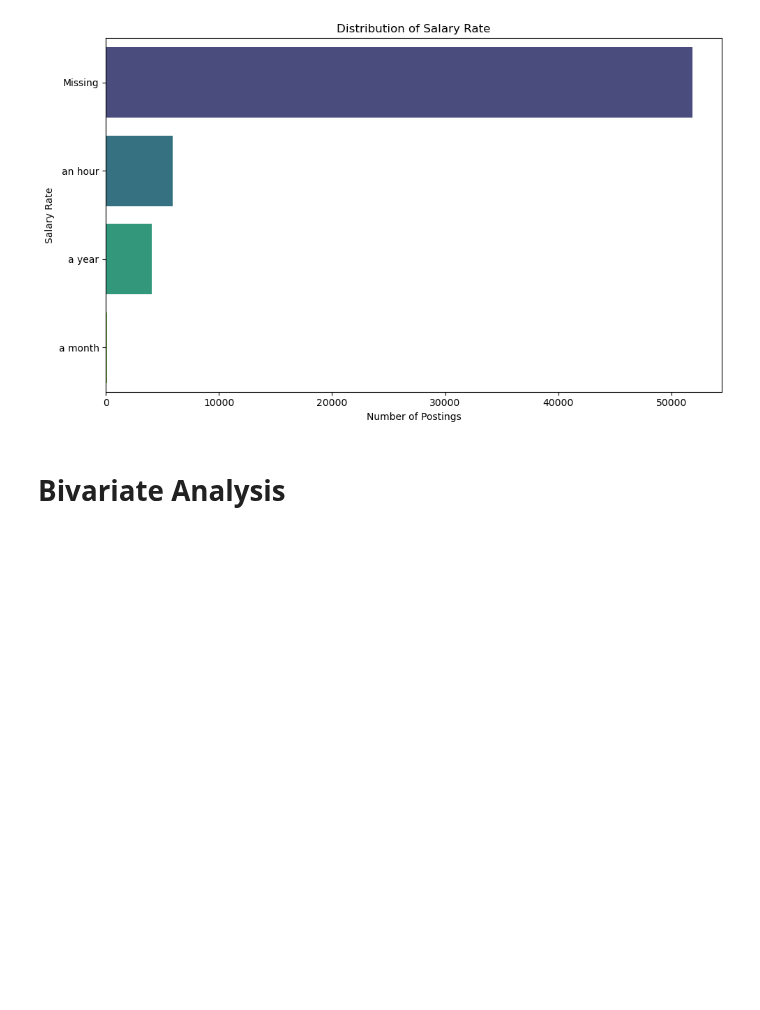
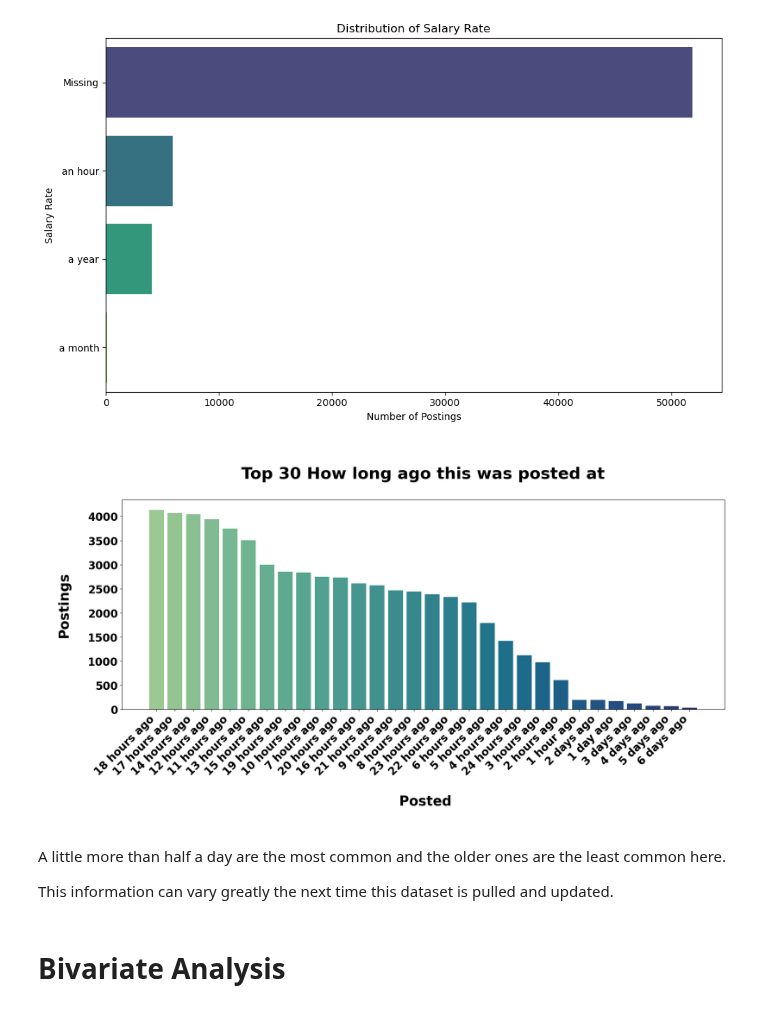
Before and after one commit to dq93/Data_Analyst_Job_Trends, a Jupyter notebook: code/EDA.ipynb, the cells around one changed output. Drawn from its saved outputs; the diff is of its cells as text; code cells hidden in the pictures; blank space fills up the shorter version.

```diff
--- a/code/EDA.ipynb
+++ b/code/EDA.ipynb
@@ -278,6 +271,24 @@ plt.tight_layout()
 plt.show()
 # %% [output]
 [figure]
+# %%
+top_10_post = data_csv['posted_at'].value_counts().head(30)
+plt.figure(figsize=(20, 7))
+colors1 = sns.color_palette('crest',len(top_10_post))
+
+plt.bar(top_10_post.index, top_10_post.values, color=colors1)
+plt.title('\nTop 30 How long ago this was posted at\n', weight='bold', fontsize=30)
+plt.xlabel('\n Posted\n', weight='bold', fontsize=25)
+plt.xticks(rotation=45, ha='right', weight='bold', fontsize=20)
+plt.ylabel('\nPostings\n', weight='bold', fontsize=25)
+plt.yticks(weight='bold', fontsize=20)
+plt.show()
+# %% [output]
+[figure, added]
+# %% [markdown]
+A little more than half a day are the most common and the older ones are the least common here.
+
+This information can vary greatly the next time this dataset is pulled and updated.
 # %% [markdown]
 # Bivariate Analysis
 # %%
```
Also changed, not shown: parts of 5 cells of this notebook, 1 other file.
